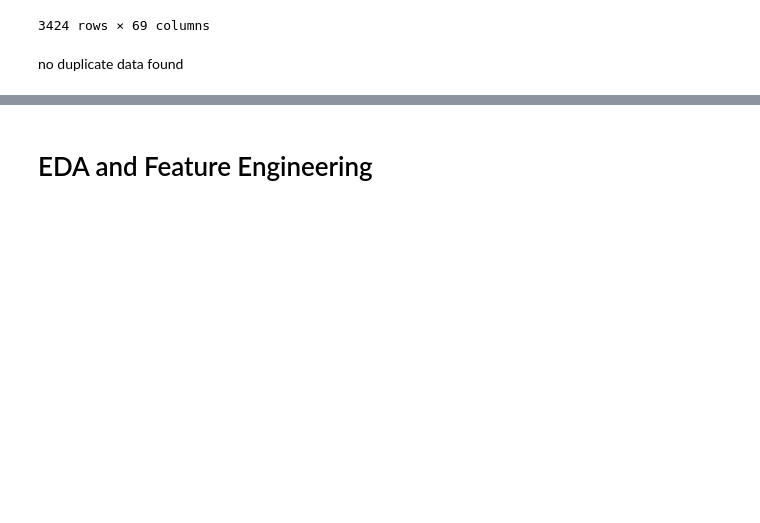
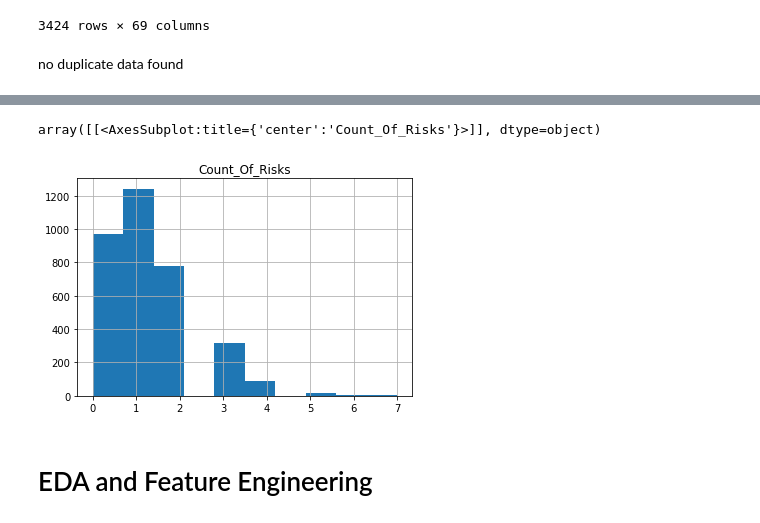
Before and after one commit to Mariamali2001/Data_Glacier_virtual_internship, a Jupyter notebook: Week08/Project_code.ipynb, the cells around one changed output, grey strips where cells are left out. Cells and saved outputs as stored; diff of their text form; code cells hidden in the pictures; blank space fills up the shorter version.

```diff
--- a/Week08/Project_code.ipynb
+++ b/Week08/Project_code.ipynb
@@ -192,2 +272,7 @@ no duplicate data found
+# %%
+data_H.hist(column='Count_Of_Risks')
+# %% [output]
+array([[<AxesSubplot:title={'center':'Count_Of_Risks'}>]], dtype=object)
+[figure, added]
 # %% [markdown]
 # EDA and Feature Engineering
```
Also changed, not shown: parts of 17 cells of this notebook.
